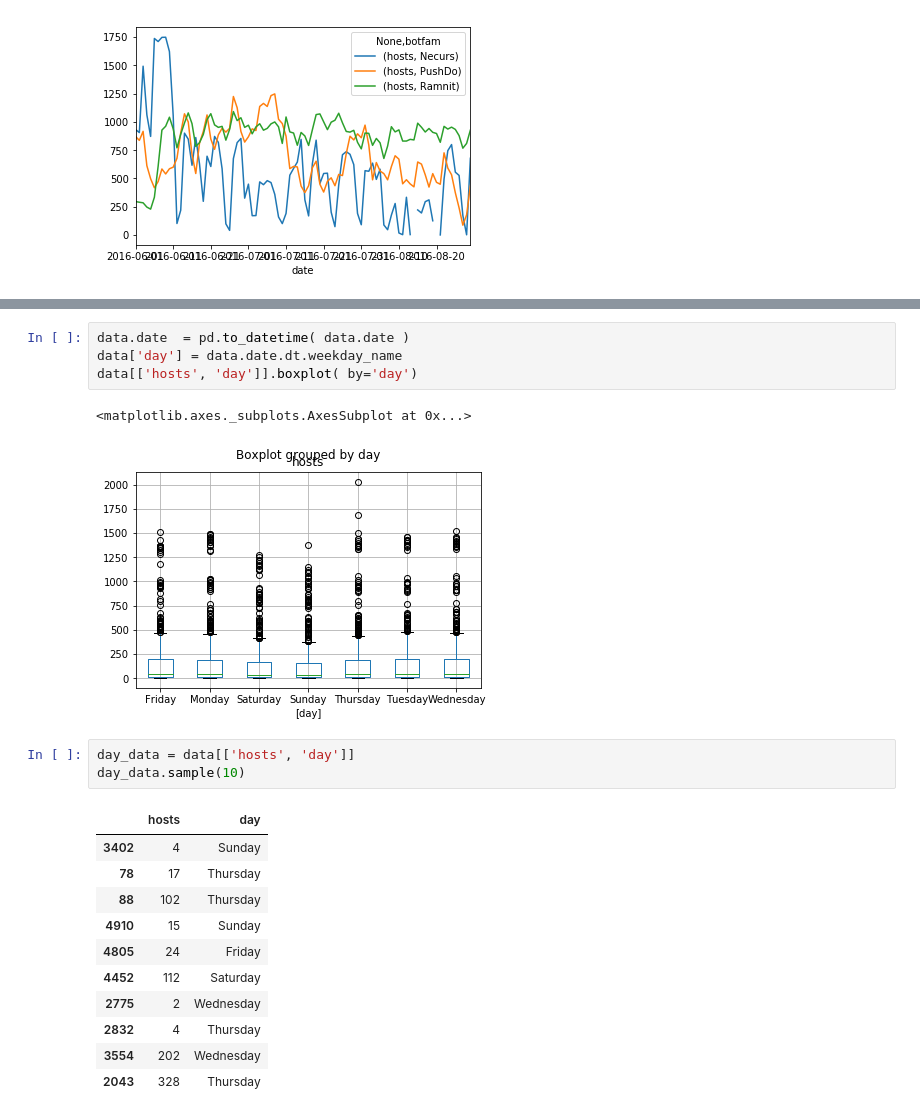
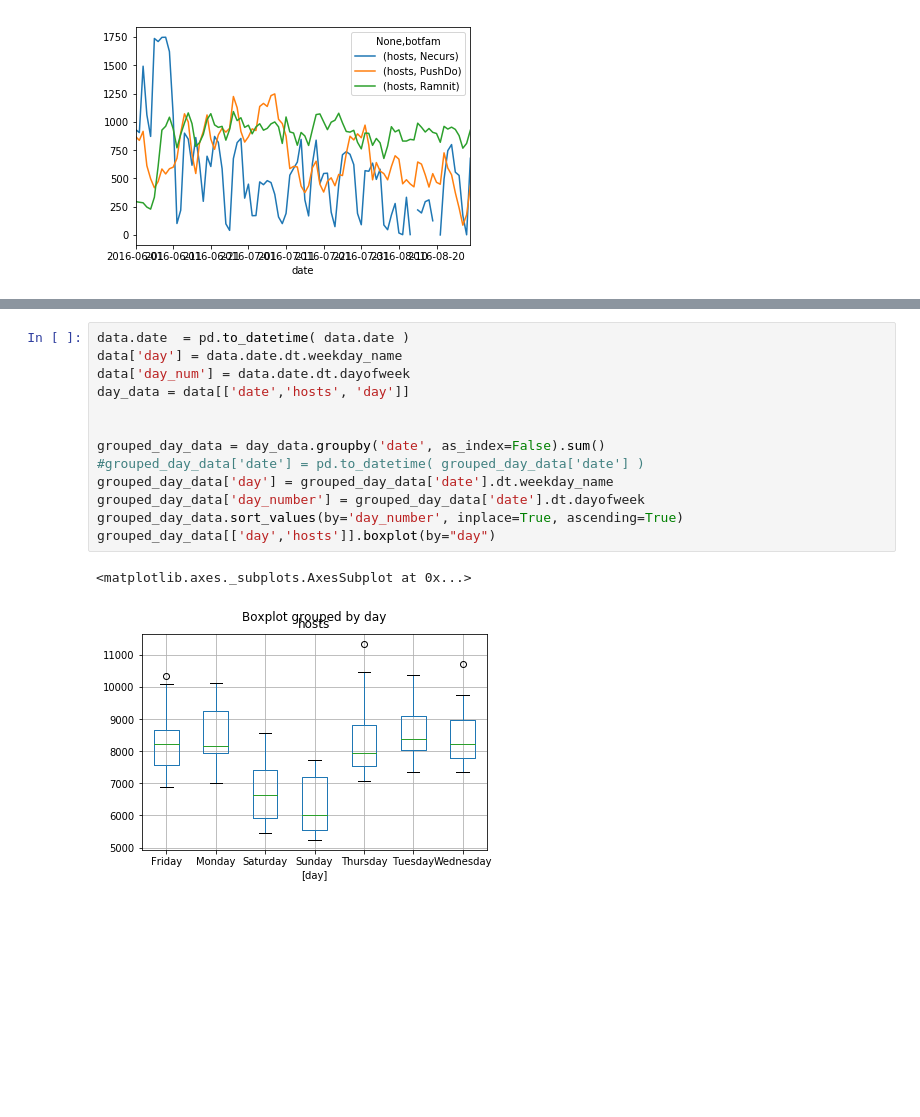
Before and after one commit to cgivre/oreilly-sec-2017, a Jupyter notebook: archive/Notebooks/EDA/EDA Worksheet - Python Version - Answers.ipynb, the cells around one changed output, grey strips where cells are left out. Drawn from its saved outputs; the diff is of its cells as text; blank space fills up the shorter version.

```diff
--- a/archive/Notebooks/EDA/EDA Worksheet - Python Version - Answers.ipynb
+++ b/archive/Notebooks/EDA/EDA Worksheet - Python Version - Answers.ipynb
@@ -121,22 +135,16 @@ Hint: try a box plot and/or violin plot.  In order to do this, there are two ste
 # %%
 data.date  = pd.to_datetime( data.date )
 data['day'] = data.date.dt.weekday_name
-data[['hosts', 'day']].boxplot( by='day')
+data['day_num'] = data.date.dt.dayofweek
+day_data = data[['date','hosts', 'day']]
+
+
+grouped_day_data = day_data.groupby('date', as_index=False).sum()
+#grouped_day_data['date'] = pd.to_datetime( grouped_day_data['date'] )
+grouped_day_data['day'] = grouped_day_data['date'].dt.weekday_name
+grouped_day_data['day_number'] = grouped_day_data['date'].dt.dayofweek
+grouped_day_data.sort_values(by='day_number', inplace=True, ascending=True)
+grouped_day_data[['day','hosts']].boxplot(by="day")
 # %% [output]
 <matplotlib.axes._subplots.AxesSubplot at 0x...>
-[figure, old version]
+[figure, new version]
-# %%
-day_data = data[['hosts', 'day']]
-day_data.sample(10)
-# %% [output]
-|  | hosts | day |
-| 3402 | 4 | Sunday |
-| 78 | 17 | Thursday |
-| 88 | 102 | Thursday |
-| 4910 | 15 | Sunday |
-| 4805 | 24 | Friday |
-| 4452 | 112 | Saturday |
-| 2775 | 2 | Wednesday |
-| 2832 | 4 | Thursday |
-| 3554 | 202 | Wednesday |
-| 2043 | 328 | Thursday |
```
Also changed, not shown: parts of 6 cells of this notebook.
